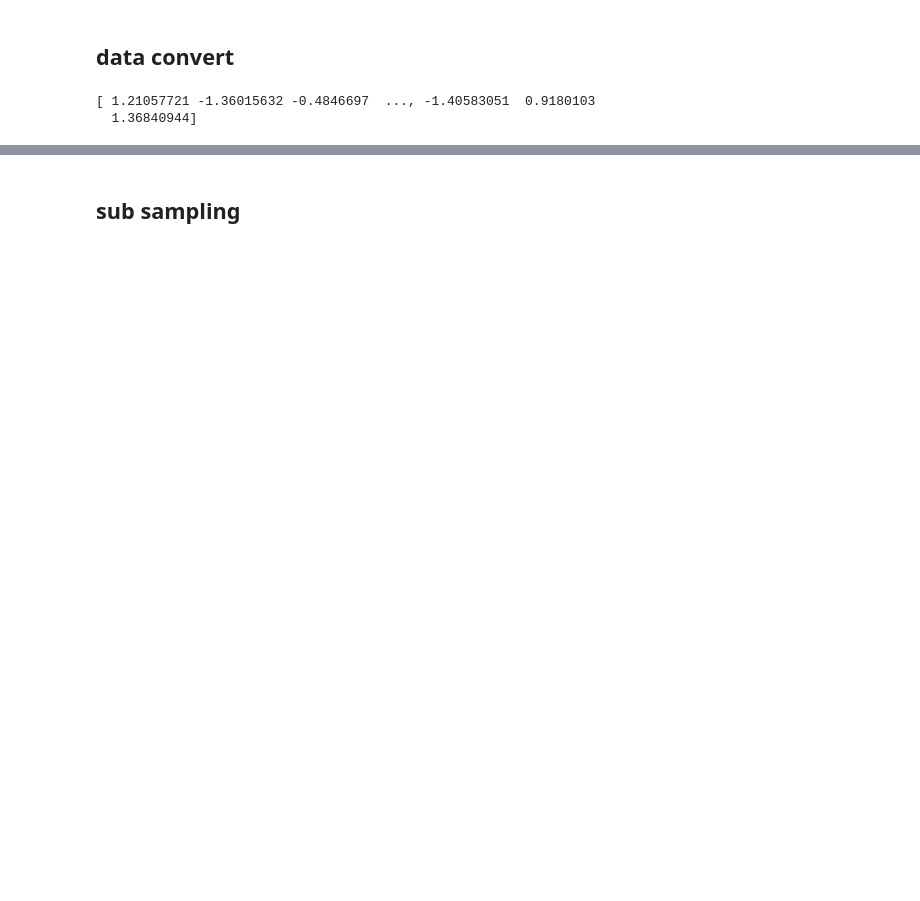
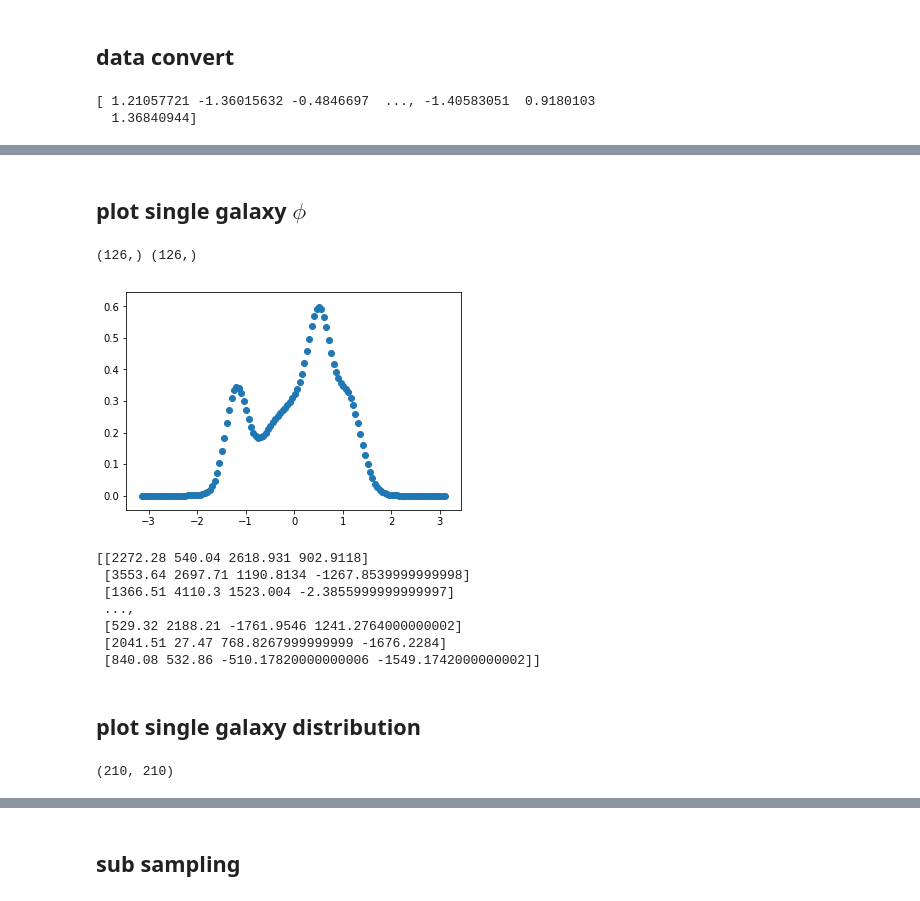
Before and after one commit to HTplex/probp.finalproject, a Jupyter notebook: 2.3-H.ipynb, the cells around one changed output, grey strips where cells are left out. Cells and saved outputs as stored; diff of their text form; code cells hidden in the pictures; blank space fills up the shorter version.

```diff
--- a/2.3-H.ipynb
+++ b/2.3-H.ipynb
@@ -393,0 +513,54 @@ print(all_sky_glxy_halo_p)
+# %% [markdown]
+## plot single galaxy $\phi$
+# %%
+g = 36
+a = np.arange(-3.14, 3.14, 0.05)
+b = p_list[g].prob(a.tolist()).eval()
+print(a.shape, b.shape)
+plt.scatter(a.tolist(), b.tolist())
+plt.show()
+s = all_sky_xy_e1e2[all_sky_glxy_no[2]:all_sky_glxy_no[3]]
+print(feed_dat_sel[:] * 4200.)
+# print(r_list[0].prob(1. ).eval())
+# %% [output]
+(126,) (126,)
+[figure, added]
+[[2272.28 540.04 2618.931 902.9118]
+ [3553.64 2697.71 1190.8134 -1267.8539999999998]
+ [1366.51 4110.3 1523.004 -2.3855999999999997]
+ ...,
+ [529.32 2188.21 -1761.9546 1241.2764000000002]
+ [2041.51 27.47 768.8267999999999 -1676.2284]
+ [840.08 532.86 -510.17820000000006 -1549.1742000000002]]
+# %% [markdown]
+## plot single galaxy distribution
+# %%
+def create_grid(halo_step):
+    l = []
+    for i in np.arange(int(halo_step/2), 4200, halo_step):
+        l2 = []
+        for j in np.arange(int(halo_step/2), 4200, halo_step):
+            l2.append([i,j])
+        l.append(l2)
+    return l
+grid_20 = np.array(create_grid(20))
+dis = np.array(create_grid(20))
+
+def grid_glxy_l2diff(grid, glxy_xy):
+    distance = grid - glxy_xy
+    l2diff_mat = (np.sum(distance**2,axis=2))**(1/2)
+    return l2diff_mat
+
+def grid_glxy_arctan(grid, glxy_xy):
+    distance = grid - glxy_xy
+    return np.arctan((distance[:,:,0]/distance[:,:,1]).astype(dtype = np.float64))
+
+def grid_glxy_arctan2(grid, glxy_xy):
+    distance = grid - glxy_xy
+    return np.arctan2(distance[:,:,0].astype(dtype = np.float64),distance[:,:,1].astype(dtype = np.float64))
+
+
+ata = grid_glxy_arctan(grid_20, [0., 0.])
+print(ata.shape)
+# %% [output]
+(210, 210)
```
Also changed, not shown: parts of 18 cells of this notebook.
